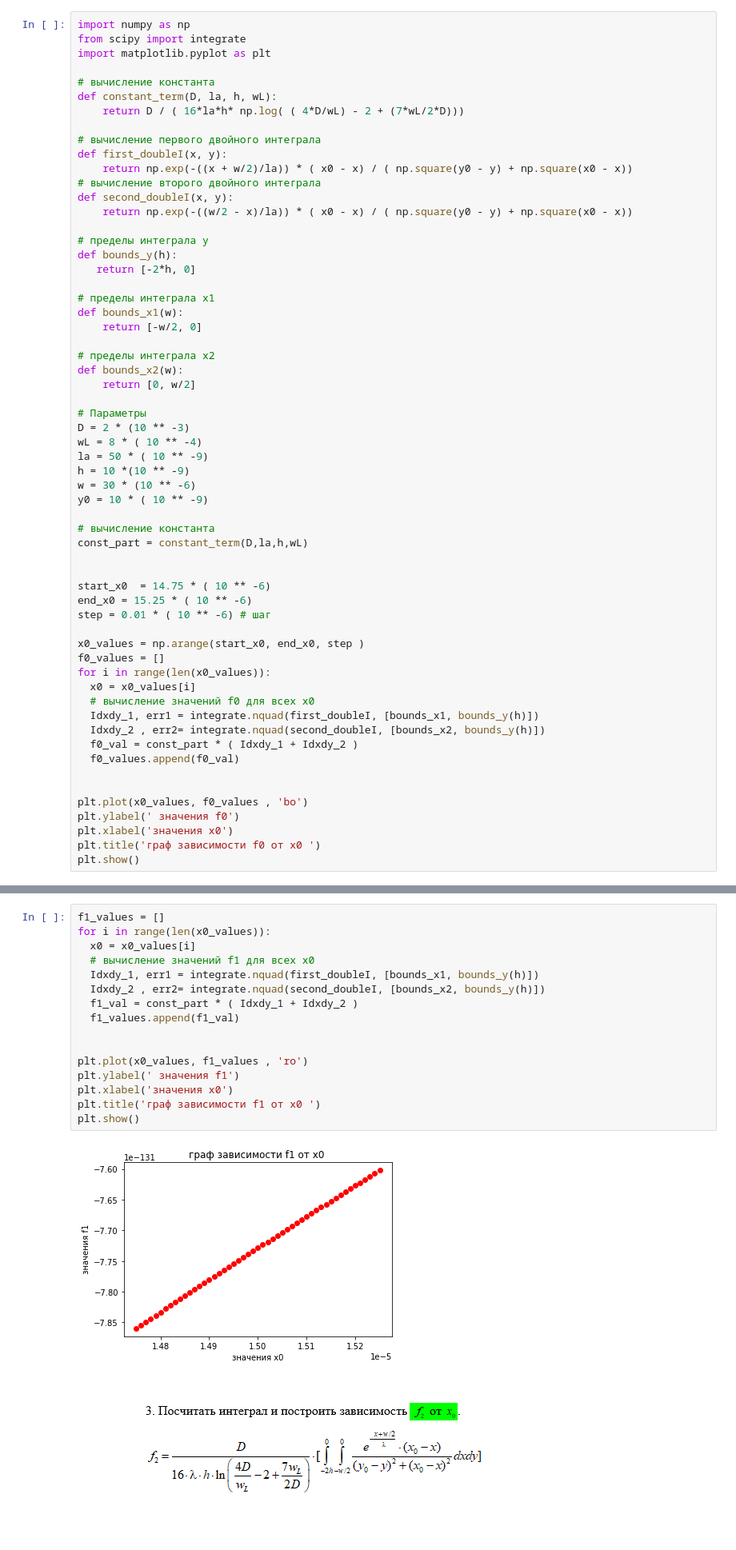
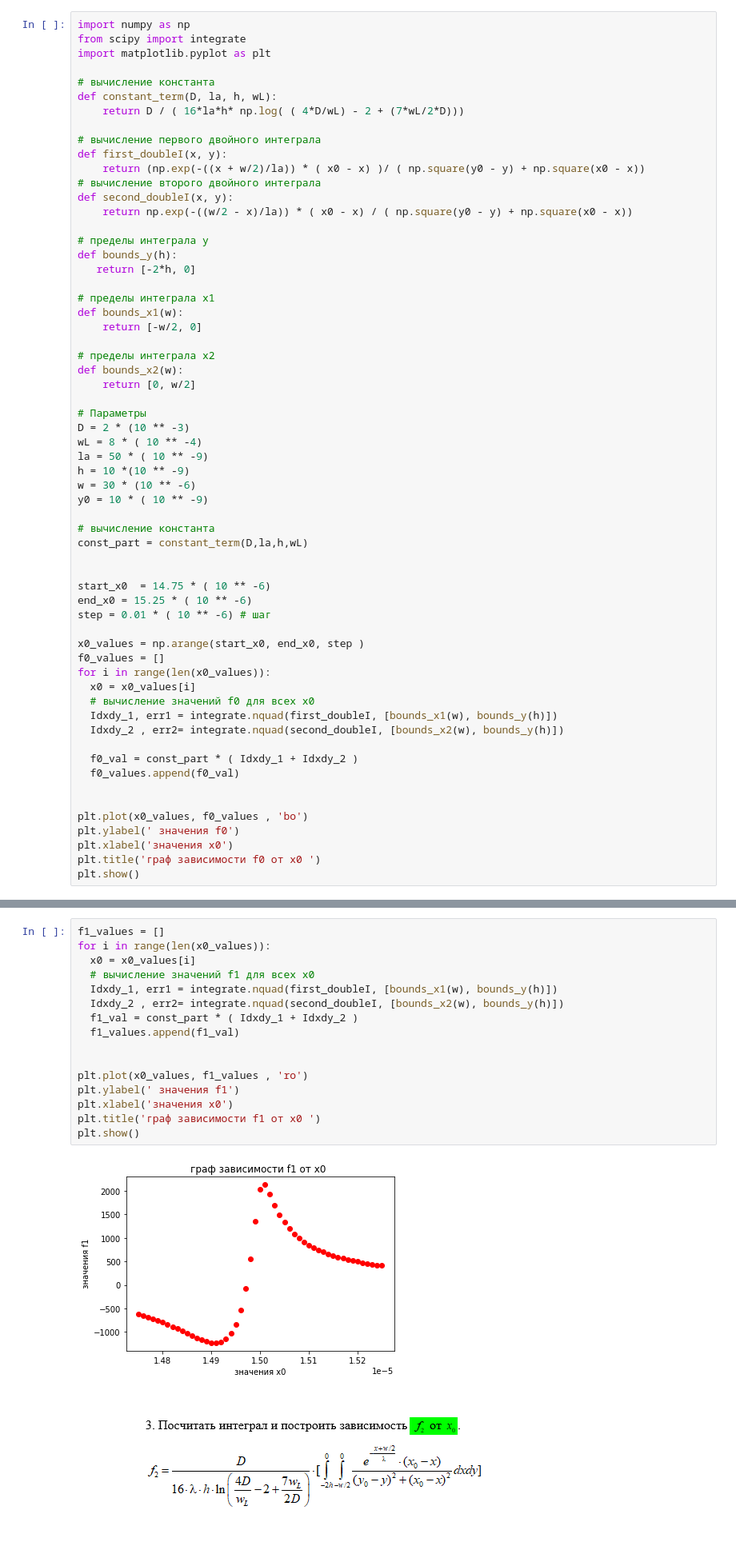
Before and after one commit to ebenezerofori/colabs, a Jupyter notebook: дмп_2_2021.ipynb, the cells around one changed output, grey strips where cells are left out. Shown: that part at 80% size. Saved outputs shown, nothing was run; the diff lists cells and outputs as text.

```diff
--- a/дмп_2_2021.ipynb
+++ b/дмп_2_2021.ipynb
@@ -13,7 +13,7 @@ def constant_term(D, la, h, wL):
 
 # вычисление первого двойного интеграла
 def first_doubleI(x, y):
-    return np.exp(-((x + w/2)/la)) * ( x0 - x) / ( np.square(y0 - y) + np.square(x0 - x))
+    return (np.exp(-((x + w/2)/la)) * ( x0 - x) )/ ( np.square(y0 - y) + np.square(x0 - x))
 # вычисление второго двойного интеграла
 def second_doubleI(x, y):
     return np.exp(-((w/2 - x)/la)) * ( x0 - x) / ( np.square(y0 - y) + np.square(x0 - x))
@@ -51,8 +51,9 @@ f0_values = []
 for i in range(len(x0_values)):
   x0 = x0_values[i]
   # вычисление значений f0 для всех х0
-  Idxdy_1, err1 = integrate.nquad(first_doubleI, [bounds_x1, bounds_y(h)])
-  Idxdy_2 , err2= integrate.nquad(second_doubleI, [bounds_x2, bounds_y(h)])
+  Idxdy_1, err1 = integrate.nquad(first_doubleI, [bounds_x1(w), bounds_y(h)])
+  Idxdy_2 , err2= integrate.nquad(second_doubleI, [bounds_x2(w), bounds_y(h)])
+
   f0_val = const_part * ( Idxdy_1 + Idxdy_2 )
   f0_values.append(f0_val)
 
@@ -69,21 +70,21 @@ plt.show()
 # %%
 f1_values = []
 for i in range(len(x0_values)):
   x0 = x0_values[i]
   # вычисление значений f1 для всех х0
-  Idxdy_1, err1 = integrate.nquad(first_doubleI, [bounds_x1, bounds_y(h)])
-  Idxdy_2 , err2= integrate.nquad(second_doubleI, [bounds_x2, bounds_y(h)])
+  Idxdy_1, err1 = integrate.nquad(first_doubleI, [bounds_x1(w), bounds_y(h)])
+  Idxdy_2 , err2= integrate.nquad(second_doubleI, [bounds_x2(w), bounds_y(h)])
   f1_val = const_part * ( Idxdy_1 + Idxdy_2 )
   f1_values.append(f1_val)
 
 
 plt.plot(x0_values, f1_values , 'ro')
 plt.ylabel(' значения f1')
 plt.xlabel('значения x0')
 plt.title('граф зависимости f1 от x0 ')
 plt.show()
 # %% [output]
-[figure, old version]
+[figure, new version]
 # %% [markdown]
 ![task_three.PNG](embedded-picture-1)
 # %%
```
Also changed, not shown: parts of 4 cells of this notebook.
